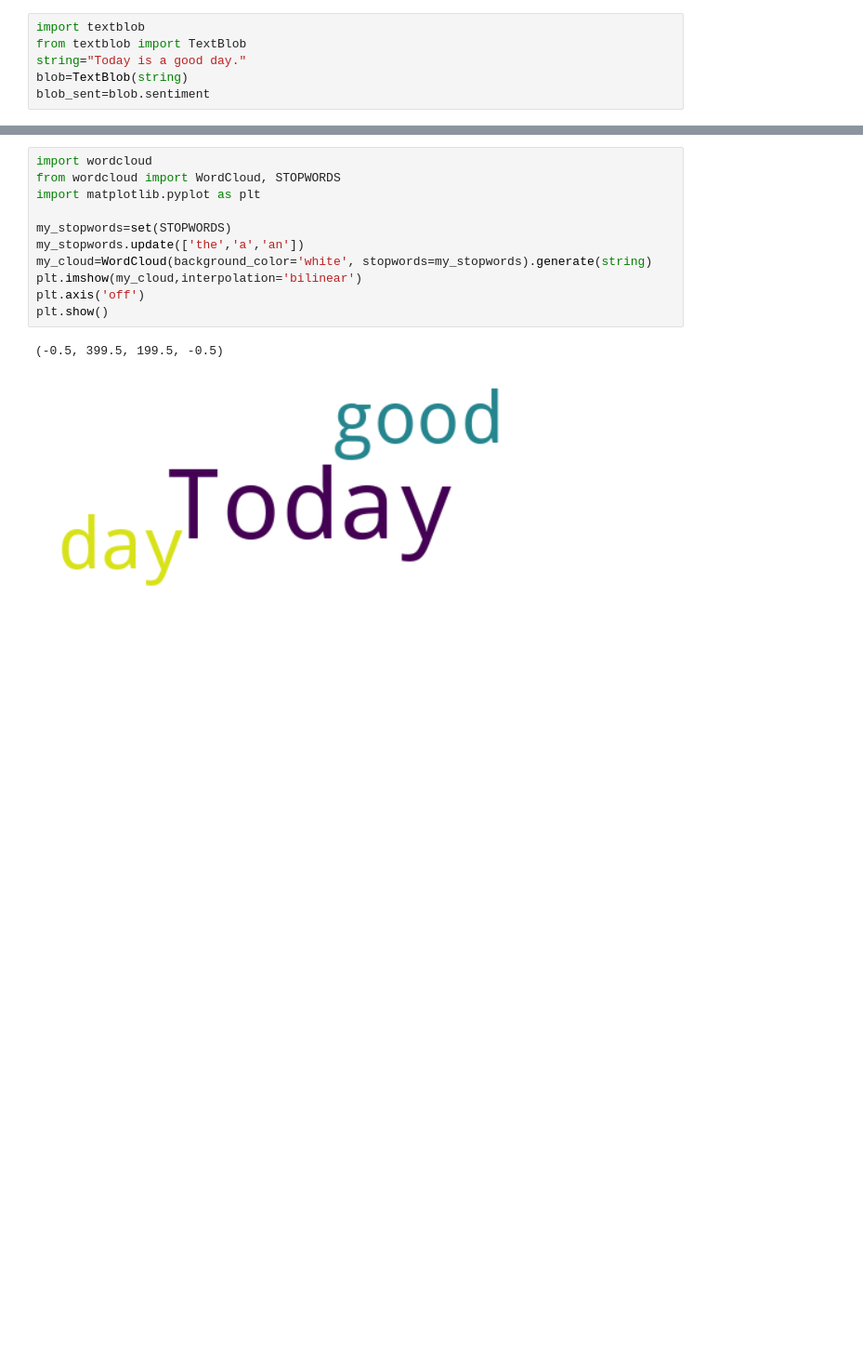
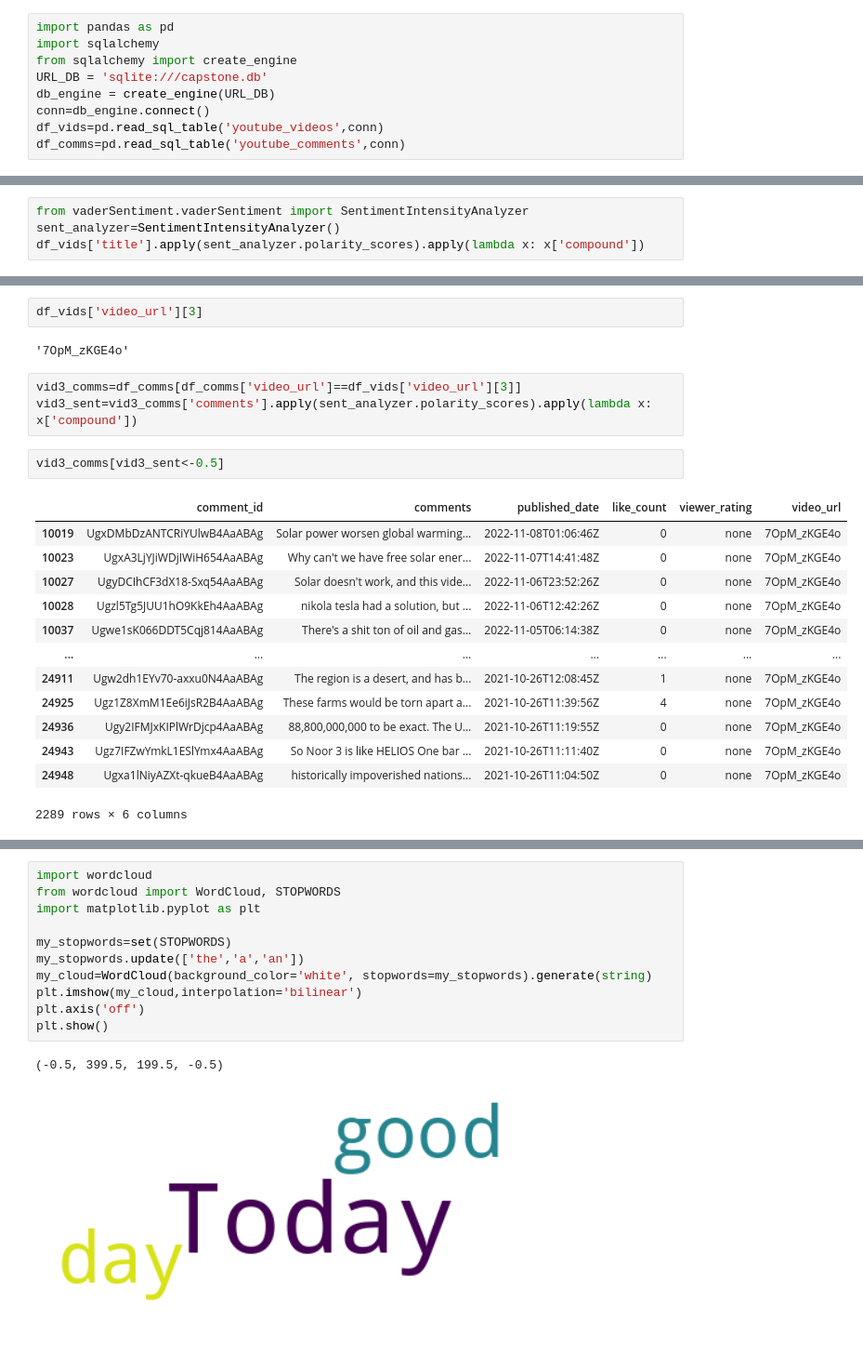
Before and after one commit to dcpelejo/TDI-capstone-pelejo, a Jupyter notebook: Sentiment_Analysis.ipynb, the cells around one changed output, grey strips where cells are left out. Shown: that part at 93% size. Drawn from its saved outputs; the diff is of its cells as text; blank space fills up the shorter version.

```diff
--- a/Sentiment_Analysis.ipynb
+++ b/Sentiment_Analysis.ipynb
@@ -1,6 +27,9 @@
 # %%
-import textblob
-from textblob import TextBlob
-string="Today is a good day."
-blob=TextBlob(string)
-blob_sent=blob.sentiment
+import pandas as pd
+import sqlalchemy
+from sqlalchemy import create_engine
+URL_DB = 'sqlite:///capstone.db'
+db_engine = create_engine(URL_DB)
+conn=db_engine.connect()
+df_vids=pd.read_sql_table('youtube_videos',conn)
+df_comms=pd.read_sql_table('youtube_comments',conn)
@@ -6,0 +70,4 @@ blob_sent=blob.sentiment
+# %%
+from vaderSentiment.vaderSentiment import SentimentIntensityAnalyzer
+sent_analyzer=SentimentIntensityAnalyzer()
+df_vids['title'].apply(sent_analyzer.polarity_scores).apply(lambda x: x['compound'])
@@ -6,0 +87,23 @@ blob_sent=blob.sentiment
+# %%
+df_vids['video_url'][3]
+# %% [output]
+'7OpM_zKGE4o'
+# %%
+vid3_comms=df_comms[df_comms['video_url']==df_vids['video_url'][3]]
+vid3_sent=vid3_comms['comments'].apply(sent_analyzer.polarity_scores).apply(lambda x: x['compound'])
+# %%
+vid3_comms[vid3_sent<-0.5]
+# %% [output]
+|  | comment_id | comments | published_date | like_count | viewer_rating | video_url |
+| 10019 | UgxDMbDzANTCRiYUlwB4AaABAg | Solar power worsen global warming... | 2022-11-08T01:06:46Z | 0 | none | 7OpM_zKGE4o |
+| 10023 | UgxA3LjYJiWDjIWiH654AaABAg | Why can't we have free solar ener... | 2022-11-07T14:41:48Z | 0 | none | 7OpM_zKGE4o |
+| 10027 | UgyDCIhCF3dX18-Sxq54AaABAg | Solar doesn't work, and this vide... | 2022-11-06T23:52:26Z | 0 | none | 7OpM_zKGE4o |
+| 10028 | Ugzl5Tg5JUU1hO9KkEh4AaABAg | nikola tesla had a solution, but ... | 2022-11-06T12:42:26Z | 0 | none | 7OpM_zKGE4o |
+| 10037 | Ugwe1sK066DDT5Cqj814AaABAg | There's a shit ton of oil and gas... | 2022-11-05T06:14:38Z | 0 | none | 7OpM_zKGE4o |
+| ... | ... | ... | ... | ... | ... | ... |
+| 24911 | Ugw2dh1EYv70-axxu0N4AaABAg | The region is a desert, and has b... | 2021-10-26T12:08:45Z | 1 | none | 7OpM_zKGE4o |
+| 24925 | Ugz1Z8XmM1Ee6iJsR2B4AaABAg | These farms would be torn apart a... | 2021-10-26T11:39:56Z | 4 | none | 7OpM_zKGE4o |
+| 24936 | Ugy2IFMJxKIPlWrDjcp4AaABAg | 88,800,000,000 to be exact. The U... | 2021-10-26T11:19:55Z | 0 | none | 7OpM_zKGE4o |
+| 24943 | Ugz7IFZwYmkL1ESlYmx4AaABAg | So Noor 3 is like HELIOS One bar ... | 2021-10-26T11:11:40Z | 0 | none | 7OpM_zKGE4o |
+| 24948 | Ugxa1lNiyAZXt-qkueB4AaABAg | historically impoverished nations... | 2021-10-26T11:04:50Z | 0 | none | 7OpM_zKGE4o |
+2289 rows × 6 columns
```
Also changed, not shown: parts of 11 cells of this notebook, 2 other files.
